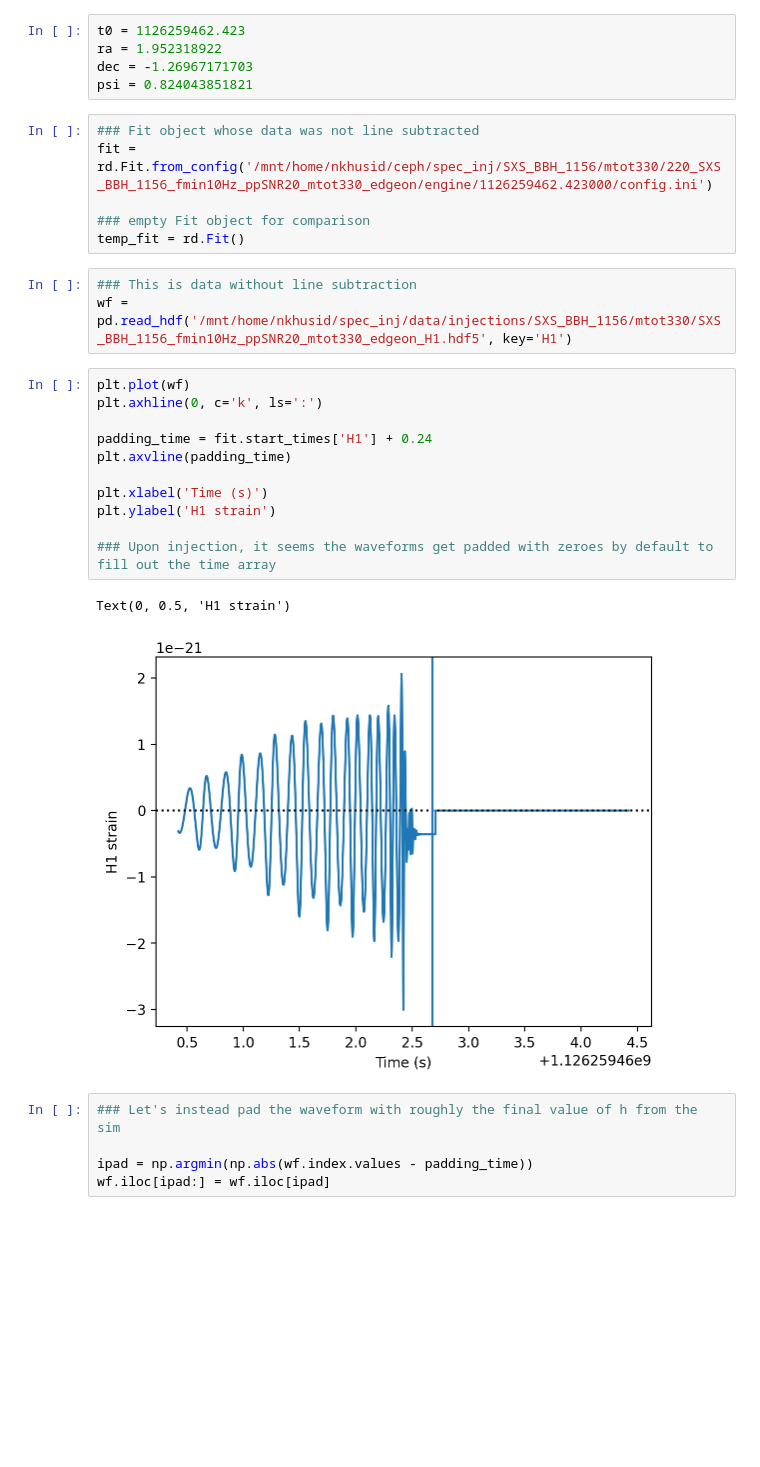
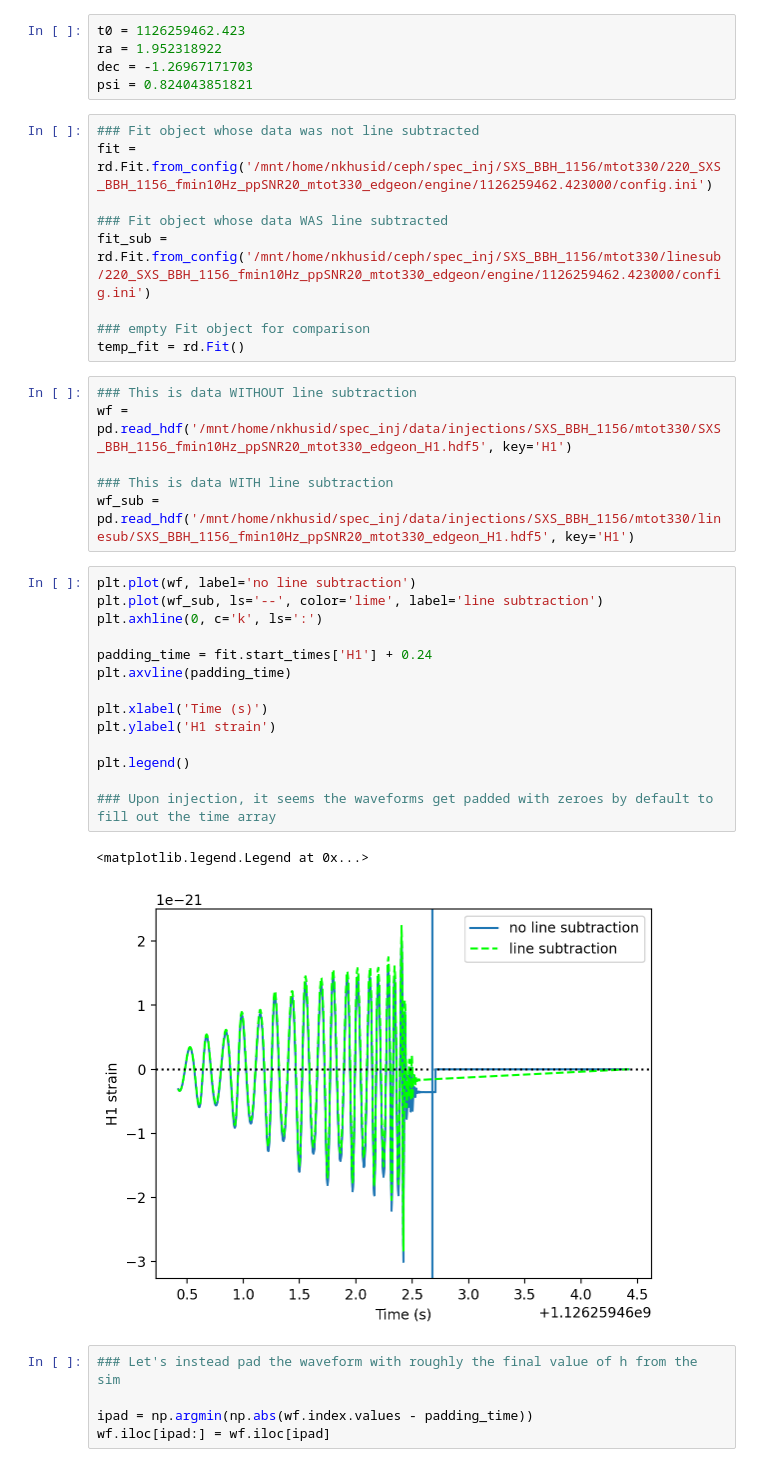
Before and after one commit to nkhusid/spectroscopic_injections, a Jupyter notebook: notebooks/line_subtraction.ipynb, the cells around one changed output. Drawn from its saved outputs; the diff is of its cells as text; blank space fills up the shorter version.

Commit message:
bug fix: line-subtracted injections

```diff
--- a/notebooks/line_subtraction.ipynb
+++ b/notebooks/line_subtraction.ipynb
@@ -26,25 +26,34 @@ psi = 0.824043851821
 ### Fit object whose data was not line subtracted
 fit = rd.Fit.from_config('/mnt/home/nkhusid/ceph/spec_inj/SXS_BBH_1156/mtot330/220_SXS_BBH_1156_fmin10Hz_ppSNR20_mtot330_edgeon/engine/1126259462.423000/config.ini')
 
+### Fit object whose data WAS line subtracted
+fit_sub = rd.Fit.from_config('/mnt/home/nkhusid/ceph/spec_inj/SXS_BBH_1156/mtot330/linesub/220_SXS_BBH_1156_fmin10Hz_ppSNR20_mtot330_edgeon/engine/1126259462.423000/config.ini')
+
 ### empty Fit object for comparison
 temp_fit = rd.Fit()
 # %%
-### This is data without line subtraction
+### This is data WITHOUT line subtraction
 wf = pd.read_hdf('/mnt/home/nkhusid/spec_inj/data/injections/SXS_BBH_1156/mtot330/SXS_BBH_1156_fmin10Hz_ppSNR20_mtot330_edgeon_H1.hdf5', key='H1')
+
+### This is data WITH line subtraction
+wf_sub = pd.read_hdf('/mnt/home/nkhusid/spec_inj/data/injections/SXS_BBH_1156/mtot330/linesub/SXS_BBH_1156_fmin10Hz_ppSNR20_mtot330_edgeon_H1.hdf5', key='H1')
 # %%
-plt.plot(wf)
+plt.plot(wf, label='no line subtraction')
+plt.plot(wf_sub, ls='--', color='lime', label='line subtraction')
 plt.axhline(0, c='k', ls=':')
 
 padding_time = fit.start_times['H1'] + 0.24
 plt.axvline(padding_time)
 
 plt.xlabel('Time (s)')
 plt.ylabel('H1 strain')
 
+plt.legend()
+
 ### Upon injection, it seems the waveforms get padded with zeroes by default to fill out the time array
 # %% [output]
-Text(0, 0.5, 'H1 strain')
+<matplotlib.legend.Legend at 0x...>
-[figure, old version]
+[figure, new version]
 # %%
 ### Let's instead pad the waveform with roughly the final value of h from the sim
 
```
Also changed, not shown: parts of 1 cell of this notebook, 2 other files.
